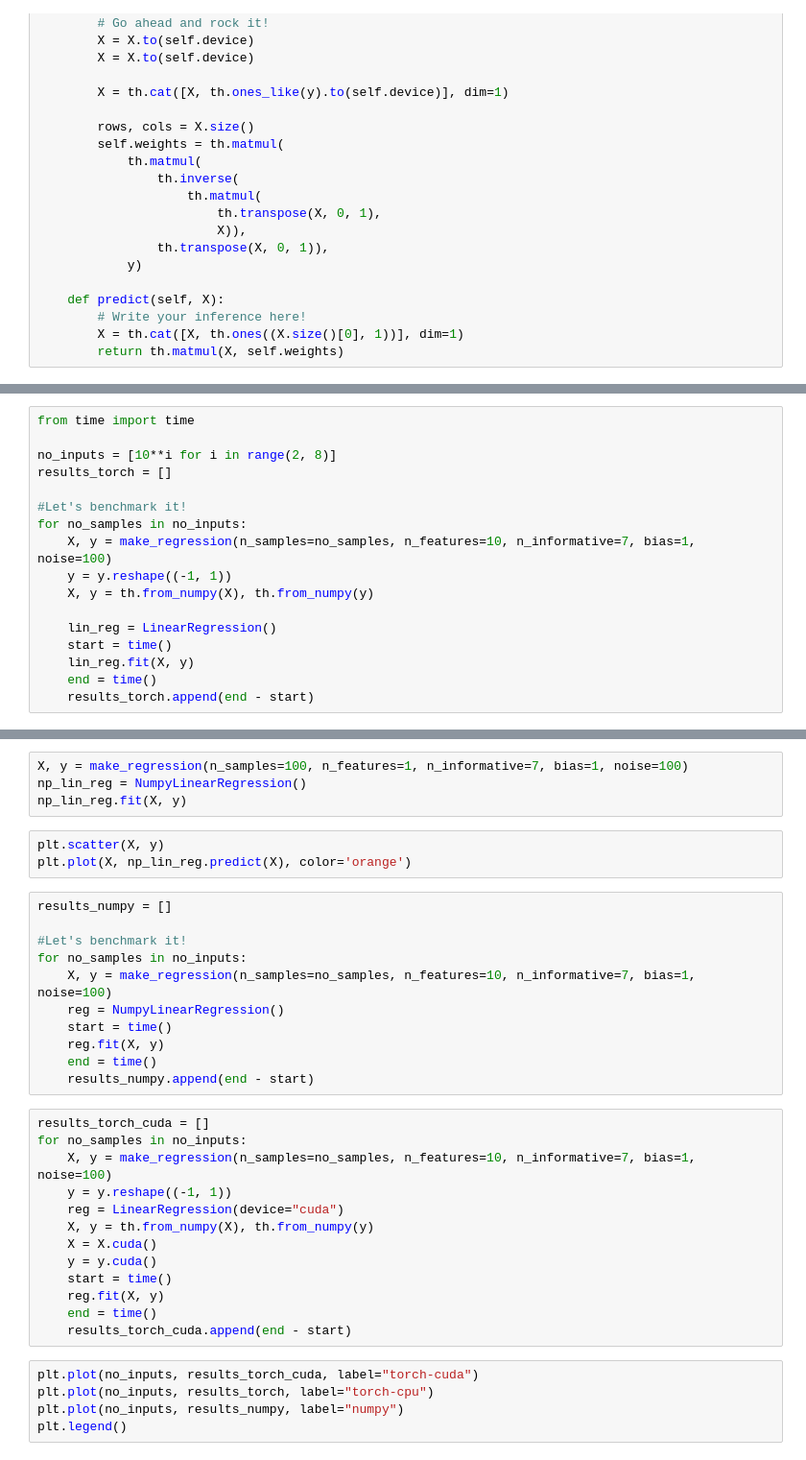
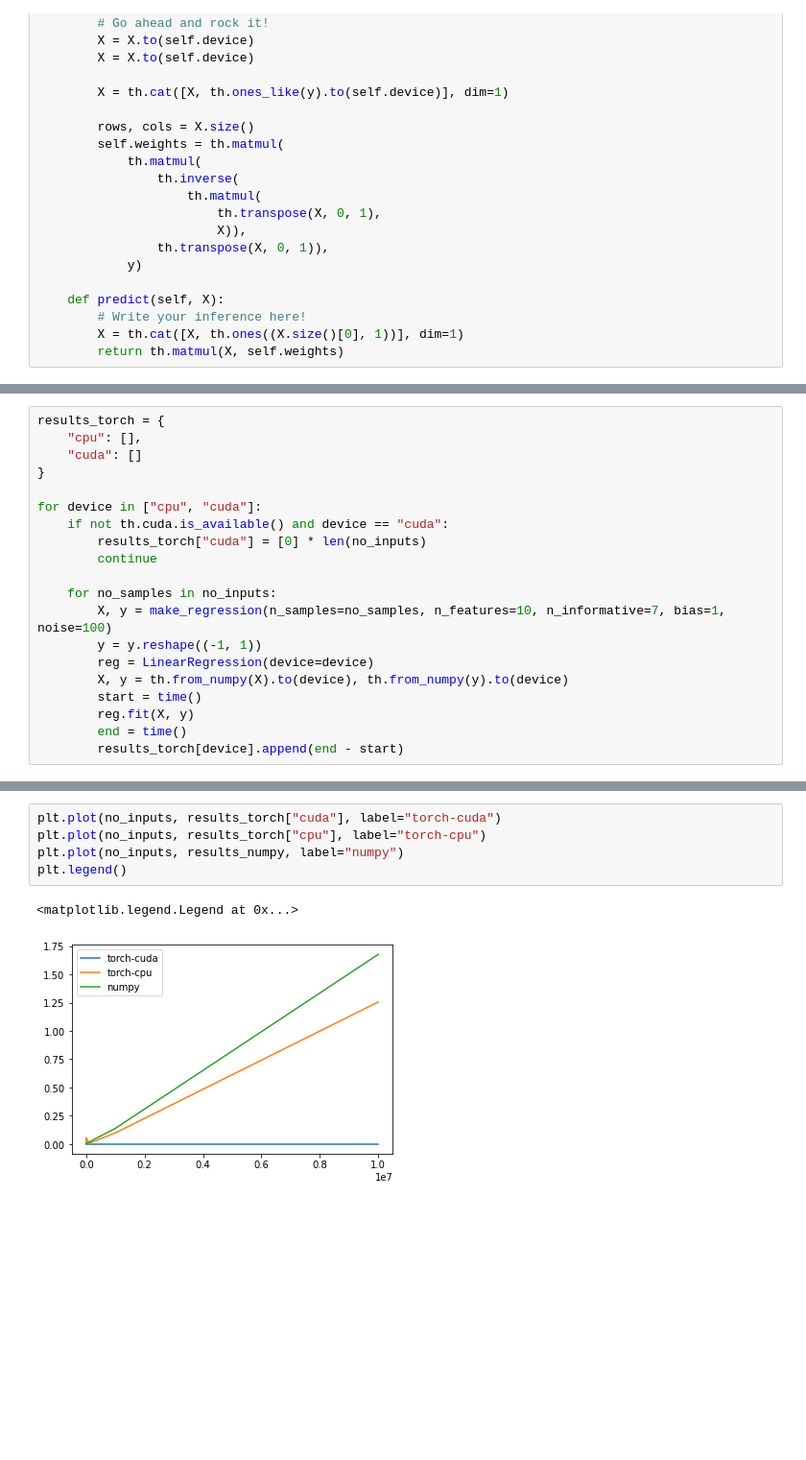
Before and after one commit to tudorcebere/torch_course, a Jupyter notebook: 1. Performance case study - Linear Regression.ipynb, the cells around one changed output, grey strips where cells are left out. Shown at 96% size. Saved outputs shown, nothing was run; the diff lists cells and outputs as text; blank space fills up the shorter version.

```diff
--- a/1. Performance case study - Linear Regression.ipynb
+++ b/1. Performance case study - Linear Regression.ipynb
@@ -45,17 +96,20 @@ plt.plot(X.numpy(), lin_reg.predict(X), color='orange')
 # %%
-from time import time
+results_torch = {
+    "cpu": [],
+    "cuda": []
+}
 
-no_inputs = [10**i for i in range(2, 8)]
-results_torch = []
+for device in ["cpu", "cuda"]:
+    if not th.cuda.is_available() and device == "cuda":
+        results_torch["cuda"] = [0] * len(no_inputs)
+        continue
 
-#Let's benchmark it!
-for no_samples in no_inputs:
-    X, y = make_regression(n_samples=no_samples, n_features=10, n_informative=7, bias=1, noise=100)
-    y = y.reshape((-1, 1))
-    X, y = th.from_numpy(X), th.from_numpy(y)
-
-    lin_reg = LinearRegression()
-    start = time()
-    lin_reg.fit(X, y)
-    end = time()
-    results_torch.append(end - start)
+    for no_samples in no_inputs:
+        X, y = make_regression(n_samples=no_samples, n_features=10, n_informative=7, bias=1, noise=100)
+        y = y.reshape((-1, 1))
+        reg = LinearRegression(device=device)
+        X, y = th.from_numpy(X).to(device), th.from_numpy(y).to(device)
+        start = time()
+        reg.fit(X, y)
+        end = time()
+        results_torch[device].append(end - start)
@@ -89,36 +116,8 @@ class NumpyLinearRegression:
-# %%
-X, y = make_regression(n_samples=100, n_features=1, n_informative=7, bias=1, noise=100)
-np_lin_reg = NumpyLinearRegression()
-np_lin_reg.fit(X, y)
-# %%
-plt.scatter(X, y)
-plt.plot(X, np_lin_reg.predict(X), color='orange')
-# %%
-results_numpy = []
-
-#Let's benchmark it!
-for no_samples in no_inputs:
-    X, y = make_regression(n_samples=no_samples, n_features=10, n_informative=7, bias=1, noise=100)
-    reg = NumpyLinearRegression()
-    start = time()
-    reg.fit(X, y)
-    end = time()
-    results_numpy.append(end - start)
-# %%
-results_torch_cuda = []
-for no_samples in no_inputs:
-    X, y = make_regression(n_samples=no_samples, n_features=10, n_informative=7, bias=1, noise=100)
-    y = y.reshape((-1, 1))
-    reg = LinearRegression(device="cuda")
-    X, y = th.from_numpy(X), th.from_numpy(y)
-    X = X.cuda()
-    y = y.cuda()
-    start = time()
-    reg.fit(X, y)
-    end = time()
-    results_torch_cuda.append(end - start)
 # %%
-plt.plot(no_inputs, results_torch_cuda, label="torch-cuda")
-plt.plot(no_inputs, results_torch, label="torch-cpu")
+plt.plot(no_inputs, results_torch["cuda"], label="torch-cuda")
+plt.plot(no_inputs, results_torch["cpu"], label="torch-cpu")
 plt.plot(no_inputs, results_numpy, label="numpy")
 plt.legend()
+# %% [output]
+<matplotlib.legend.Legend at 0x...>
+[figure, added]
```
Also changed, not shown: parts of 10 cells of this notebook.
